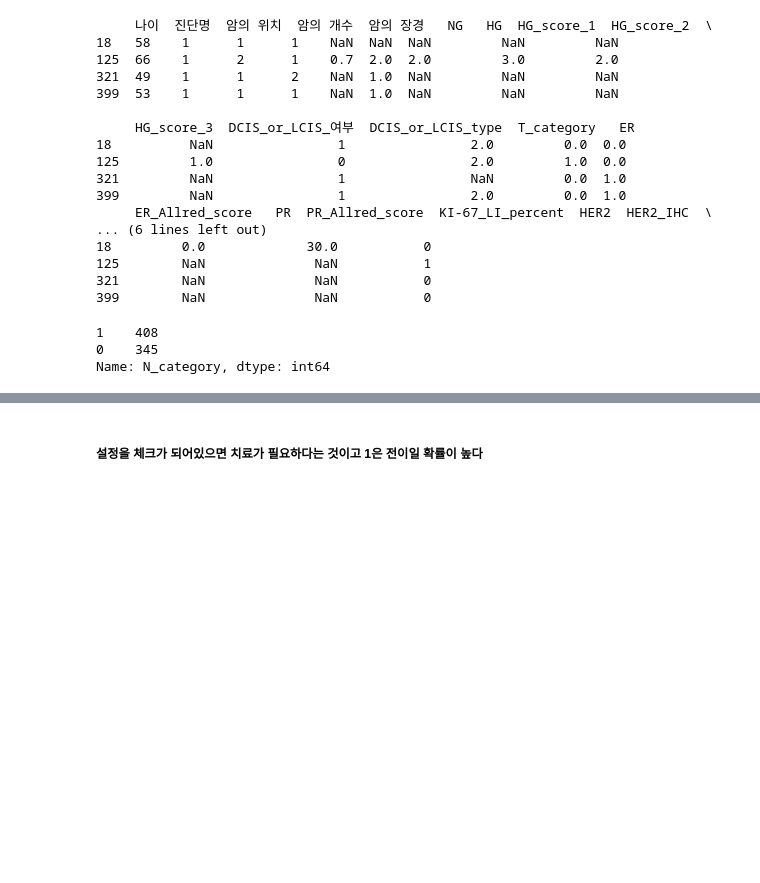
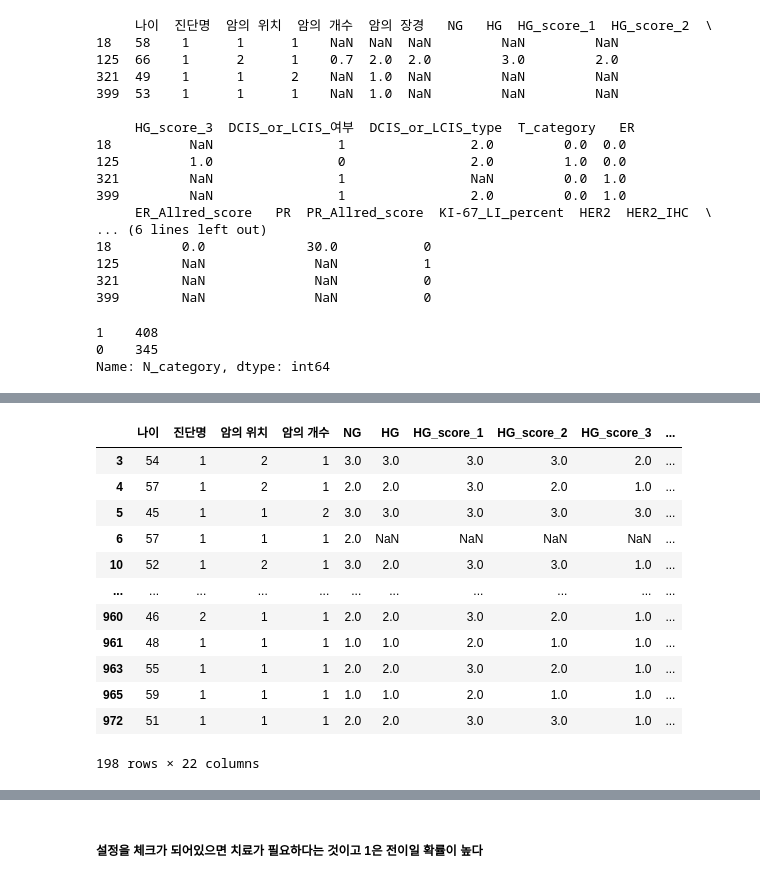
Before and after one commit to zakill96/pra, a Jupyter notebook: DataPreprocessing_datawig.ipynb, the cells around one changed output, grey strips where cells are left out. Drawn from its saved outputs; the diff is of its cells as text; code cells hidden in the pictures; blank space fills up the shorter version.

```diff
--- a/DataPreprocessing_datawig.ipynb
+++ b/DataPreprocessing_datawig.ipynb
@@ -259,0 +306,4 @@ Name: HER2, dtype: int64
+# %%
+imputer_num.fit(train_df=train_wig_nonull,
+                    num_epochs=100,
+                   )
@@ -259,0 +329,2 @@ Name: HER2, dtype: int64
+# %%
+imputer_num.fit(train_df=train_wig_nonull)
@@ -259,0 +368,18 @@ Name: HER2, dtype: int64
+# %%
+predictions_num_test = imputer_num.predict(train_wig_nonull)
+# %%
+predictions_num_test.loc[(predictions_num_test['HER2_imputed']>0.8)&(predictions_num_test['HER2_imputed']<2)]
+# %% [output]
+|  | 나이 | 진단명 | 암의 위치 | 암의 개수 | NG | HG | HG_score_1 | HG_score_2 | HG_score_3 | ... |
+| 3 | 54 | 1 | 2 | 1 | 3.0 | 3.0 | 3.0 | 3.0 | 2.0 | ... |
+| 4 | 57 | 1 | 2 | 1 | 2.0 | 2.0 | 3.0 | 2.0 | 1.0 | ... |
+| 5 | 45 | 1 | 1 | 2 | 3.0 | 3.0 | 3.0 | 3.0 | 3.0 | ... |
+| 6 | 57 | 1 | 1 | 1 | 2.0 | NaN | NaN | NaN | NaN | ... |
+| 10 | 52 | 1 | 2 | 1 | 3.0 | 2.0 | 3.0 | 3.0 | 1.0 | ... |
+| ... | ... | ... | ... | ... | ... | ... | ... | ... | ... | ... |
+| 960 | 46 | 2 | 1 | 1 | 2.0 | 2.0 | 3.0 | 2.0 | 1.0 | ... |
+| 961 | 48 | 1 | 1 | 1 | 1.0 | 1.0 | 2.0 | 1.0 | 1.0 | ... |
+| 963 | 55 | 1 | 1 | 1 | 2.0 | 2.0 | 3.0 | 2.0 | 1.0 | ... |
+| 965 | 59 | 1 | 1 | 1 | 1.0 | 1.0 | 2.0 | 1.0 | 1.0 | ... |
+| 972 | 51 | 1 | 1 | 1 | 2.0 | 2.0 | 3.0 | 3.0 | 1.0 | ... |
+198 rows × 22 columns
```
Also changed, not shown: parts of 76 cells of this notebook.
